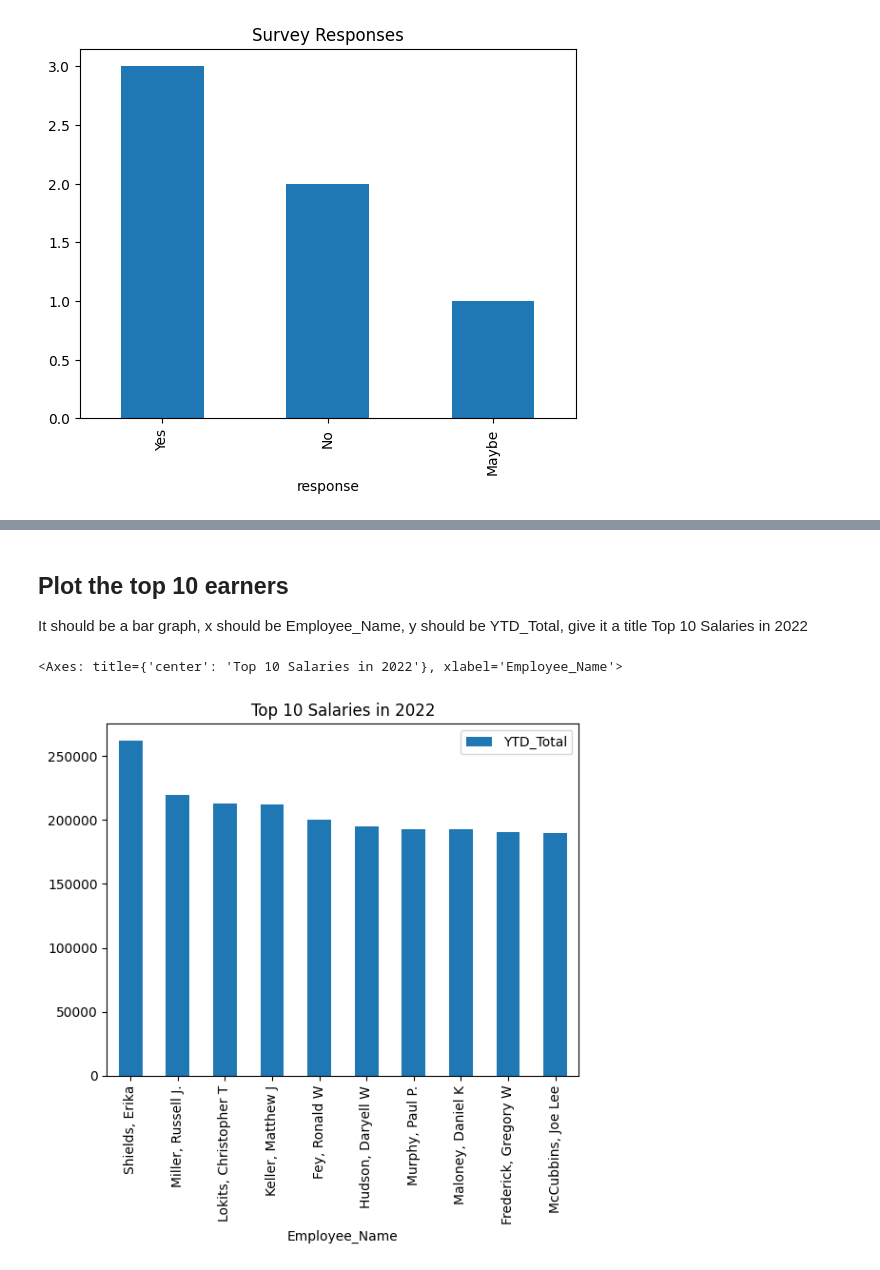
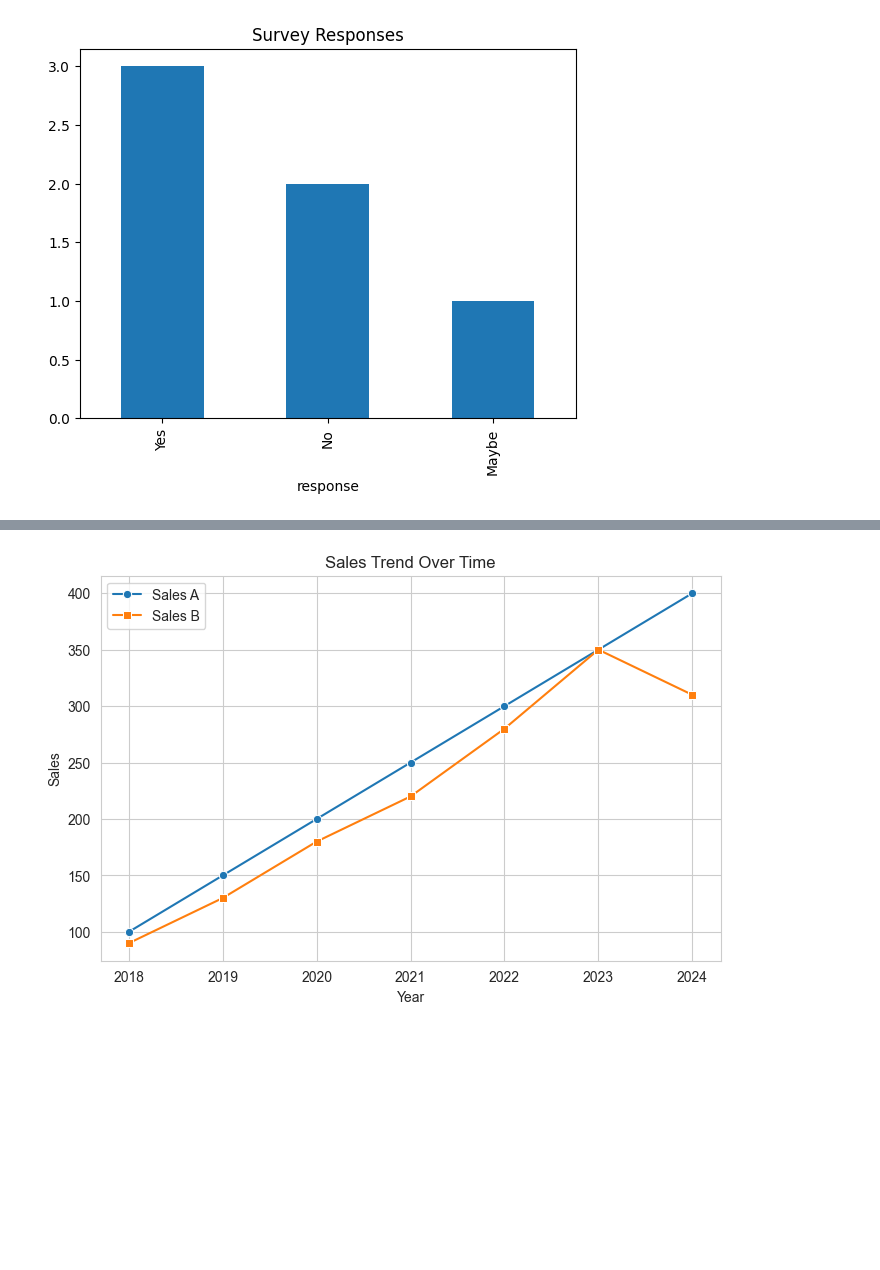
Before and after one commit to lcabrp/CodeYouPandasViz, a Jupyter notebook: pandas_plotting_examples.ipynb, the cells around one changed output, grey strips where cells are left out. Drawn from its saved outputs; the diff is of its cells as text; code cells hidden in the pictures; blank space fills up the shorter version.

```diff
--- a/pandas_plotting_examples.ipynb
+++ b/pandas_plotting_examples.ipynb
@@ -290,5 +119,0 @@ plt.show()
-# %%
-# url to the data set and reading in the data
-url = 'https://raw.githubusercontent.com/CodeYouOrg/DataOpenClass/refs/heads/main/SalaryData.csv'
-df = pd.read_csv(url)
-df
@@ -309,5 +119,0 @@ df
-# %%
-# dropping columns we dont need
-columns_to_drop = ['Overtime_Rate',	'Incentive_Allowance', 'Other', 'ObjectId']
-df = df.drop(columns=columns_to_drop)
-df
@@ -328,4 +119,0 @@ df
-# %%
-# We dont have a ton of missing data so we are dropping the NaNs
-df = df.dropna()
-df
@@ -435,19 +119,0 @@ filter YTD_Total to equal to or over 100k in the CalYear equal to 2022 this will
-# %%
-import pandas as pd
-
-
-url = 'https://raw.githubusercontent.com/CodeYouOrg/DataOpenClass/refs/heads/main/SalaryData.csv'
-df = pd.read_csv(url)
-
-# dropping columns we dont need
-columns_to_drop = ['Overtime_Rate',	'Incentive_Allowance', 'Other', 'ObjectId']
-df = df.drop(columns=columns_to_drop)
-
-# We dont have a ton of missing data so we are dropping the NaNs
-df = df.dropna()
-
-# your code here
-df_100K_2022 = df.query('YTD_Total > 100000 and CalYear == 2022')
-# df = df[(df['CalYear'] == 2022) & (df['YTD_Total'] >= 100000)]
-
-print(df_100K_2022)
@@ -472,9 +120,13 @@ print(df_100K_2022)
-# %% [markdown]
-## Plot the top 10 earners
-It should be a bar graph, x should be Employee_Name, y should be YTD_Total, give it a title Top 10 Salaries in 2022
-# %%
-df_ordered = df_100K_2022.sort_values(by='YTD_Total', ascending=False)
-df_ordered.head(10).plot(kind='bar',x='Employee_Name', y='YTD_Total', title='Top 10 Salaries in 2022')
-# %% [output]
-<Axes: title={'center': 'Top 10 Salaries in 2022'}, xlabel='Employee_Name'>
-[figure, removed]
+# %%
+# Line plot
+sns.set_style("whitegrid")
+plt.figure(figsize=(8, 5))
+sns.lineplot(x='Year', y='Sales_A', data=df, label='Sales A', marker='o')
+sns.lineplot(x='Year', y='Sales_B', data=df, label='Sales B', marker='s')
+plt.title("Sales Trend Over Time")
+plt.xlabel("Year")
+plt.ylabel("Sales")
+plt.legend()
+plt.show()
+# %% [output]
+[figure, added]
```
Also changed, not shown: parts of 35 cells of this notebook.
